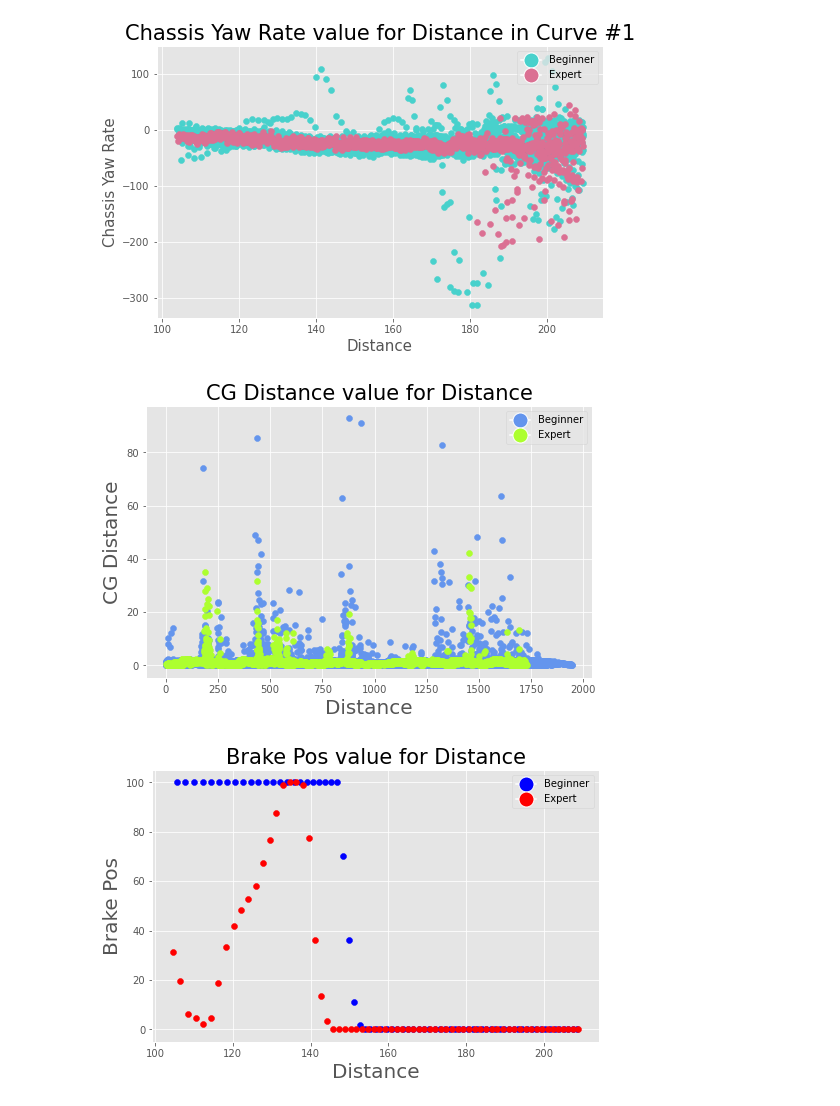
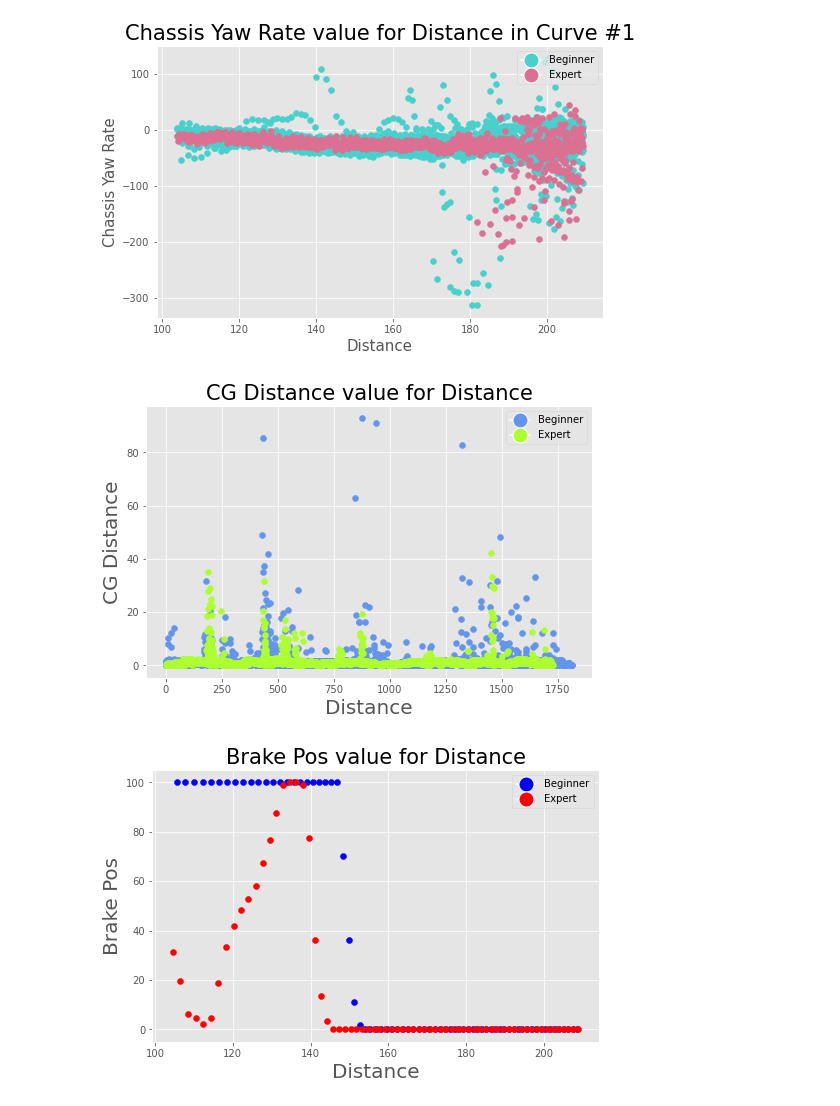
Before and after one commit to blueginah/DrivingHelper, a Jupyter notebook: dataplotting.ipynb, the cells around one changed output. Cells and saved outputs as stored; diff of their text form; code cells hidden in the pictures.

```diff
--- a/dataprocessing.ipynb
+++ b/dataplotting.ipynb
@@ -141,36 +141,36 @@ from matplotlib import style
 from matplotlib.patches import Patch
 from matplotlib.lines import Line2D
 #style.use('fivethirtyeight')
 style.use('ggplot')
 #style.use('seaborn-ticks')
 
 plt.figure(figsize=(8,5))
 
-feature = 'CG Accel Lateral'
+#feature = 'CG Accel Lateral'
 #feature = 'CG Accel Longitudinal'
 #feature = 'CG Accel Vertical'
 feature = 'CG Distance'
 
 
-for i in range(0, num_begin):
+for i in range(0, num_exp):
     tmp = df_begin[i].astype(float)
     plt.scatter(tmp['Distance'], tmp[feature], color='cornflowerblue')
 
 for j in range(0, num_exp):
     tmp = df_exp[j].astype(float)
     plt.scatter(tmp['Distance'], tmp[feature], color='greenyellow')
 
 plt.xlabel('Distance', fontsize=20)
 plt.ylabel(feature, fontsize=20)
 plt.title(str(feature)+" value for Distance", fontsize=21)
 
 legend_elements = [Line2D([0], [0], marker='o', color = 'w', label = 'Beginner', markerfacecolor='cornflowerblue', markersize=15),
                   Line2D([0], [0], marker='o', color='w', label = 'Expert', markerfacecolor = 'greenyellow', markersize=15)]
 
 plt.legend(handles = legend_elements, loc='upper right')
 plt.show()
 # %% [output]
-[figure, old version]
+[figure, new version]
 # %%
 ## Only Plotting First Index Data
 
```
Also changed, not shown: parts of 1 cell of this notebook, 13 other files.
